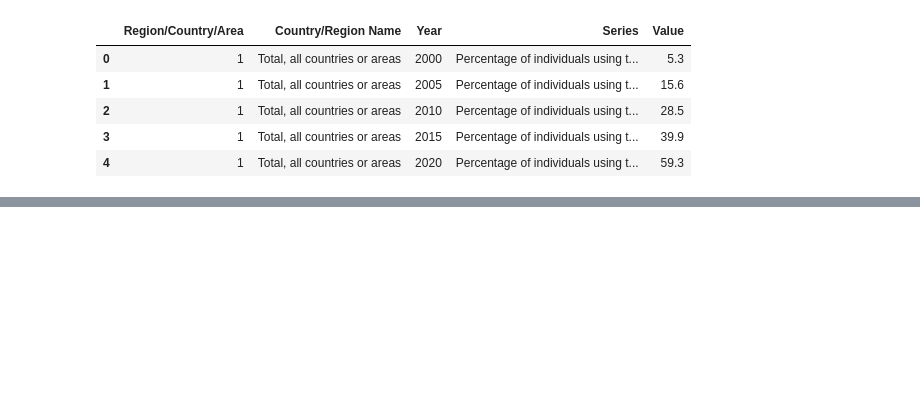
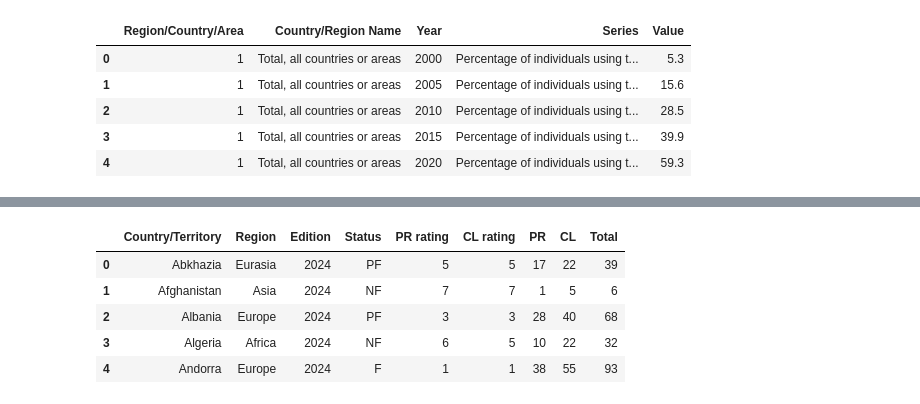
Before and after one commit to AidanMayhue/ml_3021_project, a Jupyter notebook: EDA/Cleaning.ipynb, the cells around one changed output, grey strips where cells are left out. Saved outputs shown, nothing was run; the diff lists cells and outputs as text; code cells hidden in the pictures; blank space fills up the shorter version.

```diff
--- a/EDA/UN-EDA.ipynb
+++ b/EDA/Cleaning.ipynb
@@ -343,0 +390,10 @@ un_data.to_csv("../data/UN_DATA.csv")
+# %%
+fhi = fhi.loc[:, ['Country/Territory', 'Region', 'Edition', 'Status', 'PR rating', 'CL rating', 'PR', 'CL', 'Total']]
+fhi.head()
+# %% [output]
+|  | Country/Territory | Region | Edition | Status | PR rating | CL rating | PR | CL | Total |
+| 0 | Abkhazia | Eurasia | 2024 | PF | 5 | 5 | 17 | 22 | 39 |
+| 1 | Afghanistan | Asia | 2024 | NF | 7 | 7 | 1 | 5 | 6 |
+| 2 | Albania | Europe | 2024 | PF | 3 | 3 | 28 | 40 | 68 |
+| 3 | Algeria | Africa | 2024 | NF | 6 | 5 | 10 | 22 | 32 |
+| 4 | Andorra | Europe | 2024 | F | 1 | 1 | 38 | 55 | 93 |
```
Also changed, not shown: parts of 22 cells of this notebook, 3 other files.
